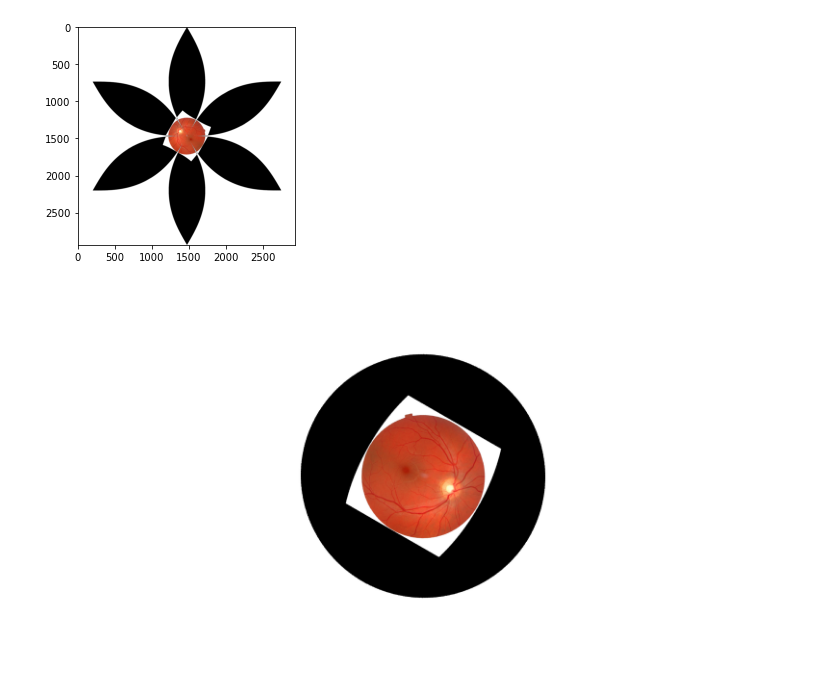
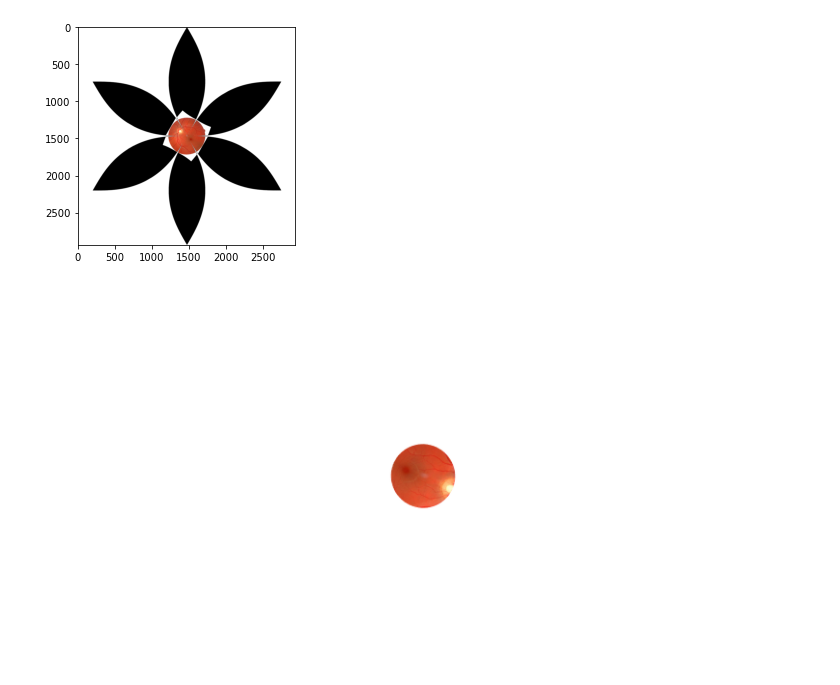
Before and after one commit to stuwilmur/sim-eye, a Jupyter notebook: develop gore2.ipynb, the cells around one changed output. Cells and saved outputs as stored; diff of their text form; code cells hidden in the pictures.

```diff
--- a/develop gore2.ipynb
+++ b/develop gore2.ipynb
@@ -36,8 +36,8 @@ plt.imshow(polar)
 # %% [output]
 <matplotlib.image.AxesImage at 0x...>
 [figure]
-# %%
-polecap = gore2.polecap(swapped2, num_gores = 6)
-polecap
-# %% [output]
-[figure, removed]
+# %%
+polecap = gore2.polecap(swapped2, num_gores = 6, phi_cap = gore2.deg2rad(15))
+polecap
+# %% [output]
+[figure, added]
```
Also changed, not shown: 1 other file.
